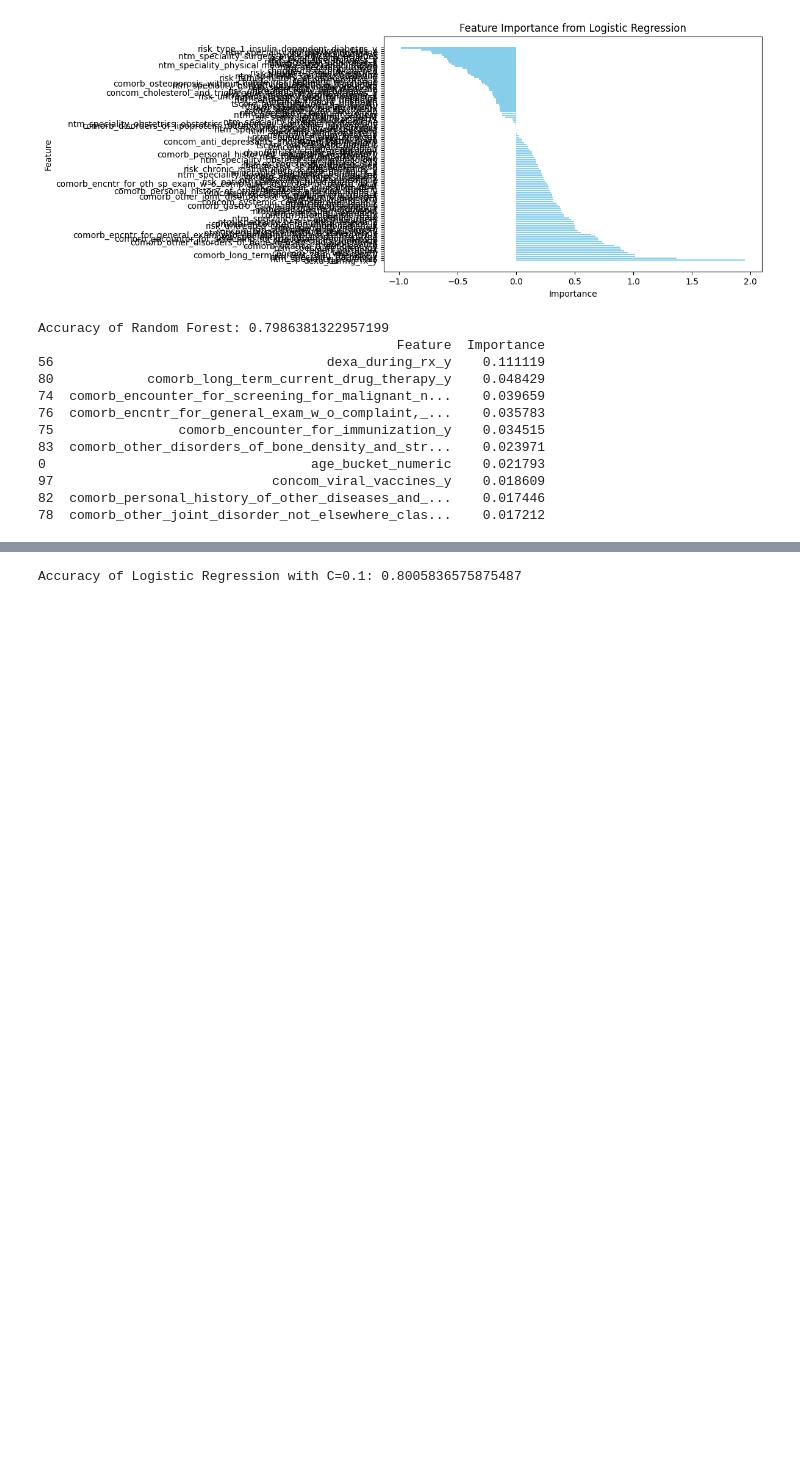
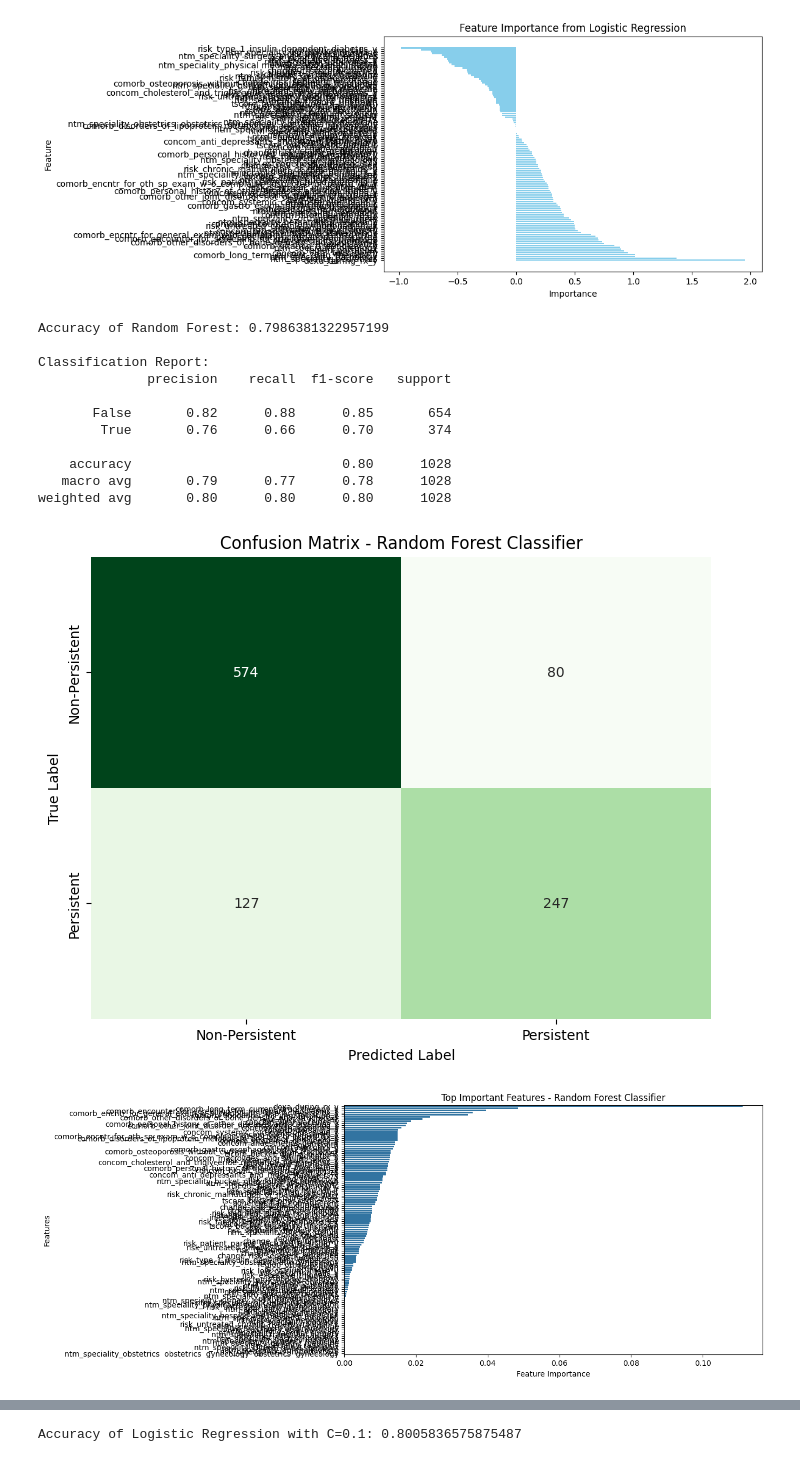
Before and after one commit to shuyi95/HealthcareDrugPersistancy, a Jupyter notebook: healthcare_week9-12.ipynb, the cells around one changed output, grey strips where cells are left out. Saved outputs shown, nothing was run; the diff lists cells and outputs as text; code cells hidden in the pictures; blank space fills up the shorter version.

```diff
--- a/healthcare_week9-12.ipynb
+++ b/healthcare_week9-12.ipynb
@@ -746,41 +785,67 @@ df_encoded = df_encoded.loc[:, ~df_encoded.columns.str.contains('^ptid')]
 
 # Separate features and target (using 'persistency_flag_persistent' as the target)
 X = df_encoded.drop('persistency_flag_persistent', axis=1)
 y = df_encoded['persistency_flag_persistent']
 
 # Split the data into train and test sets
 X_train, X_test, y_train, y_test = train_test_split(X, y, test_size=0.3, random_state=42)
 
 # Train Random Forest Classifier
 random_forest_model = RandomForestClassifier(n_estimators=100, random_state=42)
 random_forest_model.fit(X_train, y_train)
 
 # Predict on test data
 y_pred = random_forest_model.predict(X_test)
 
 # Evaluate accuracy
 accuracy = accuracy_score(y_test, y_pred)
 print(f"Accuracy of Random Forest: {accuracy}")
 
+# Detailed Classification Report
+print("\nClassification Report:")
+print(classification_report(y_test, y_pred))
+
+# Confusion Matrix
+conf_matrix = confusion_matrix(y_test, y_pred)
+
+# Plotting the Confusion Matrix as a Heatmap
+plt.figure(figsize=(8, 6))
+sns.heatmap(conf_matrix, annot=True, fmt="d", cmap="Greens", cbar=False,
+            xticklabels=['Non-Persistent', 'Persistent'],
+            yticklabels=['Non-Persistent', 'Persistent'])
+plt.xlabel("Predicted Label")
+plt.ylabel("True Label")
+plt.title("Confusion Matrix - Random Forest Classifier")
+plt.show()
+
+# Feature Importance Plot
+plt.figure(figsize=(10, 6))
+sns.barplot(x=important_features['Importance'], y=important_features['Feature'])
+plt.xlabel("Feature Importance")
+plt.ylabel("Features")
+plt.title("Top Important Features - Random Forest Classifier")
+plt.show()
+
 # Feature importance
 feature_importances = random_forest_model.feature_importances_
 important_features = pd.DataFrame({
     'Feature': X.columns,
     'Importance': feature_importances
 }).sort_values(by='Importance', ascending=False)
 
 # Display top important features
 print(important_features.head(10))
 # %% [output]
 Accuracy of Random Forest: 0.7986381322957199
-                                              Feature  Importance
-56                                   dexa_during_rx_y    0.111119
-80            comorb_long_term_current_drug_therapy_y    0.048429
-74  comorb_encounter_for_screening_for_malignant_n...    0.039659
-76  comorb_encntr_for_general_exam_w_o_complaint,_...    0.035783
-75                comorb_encounter_for_immunization_y    0.034515
-83  comorb_other_disorders_of_bone_density_and_str...    0.023971
-0                                  age_bucket_numeric    0.021793
-97                            concom_viral_vaccines_y    0.018609
-82  comorb_personal_history_of_other_diseases_and_...    0.017446
-78  comorb_other_joint_disorder_not_elsewhere_clas...    0.017212
+
+Classification Report:
+              precision    recall  f1-score   support
+
+       False       0.82      0.88      0.85       654
+        True       0.76      0.66      0.70       374
+
+    accuracy                           0.80      1028
+   macro avg       0.79      0.77      0.78      1028
+weighted avg       0.80      0.80      0.80      1028
+[figure, added]
+[figure, added]
```
Also changed, not shown: parts of 5 cells of this notebook, 4 other files.
